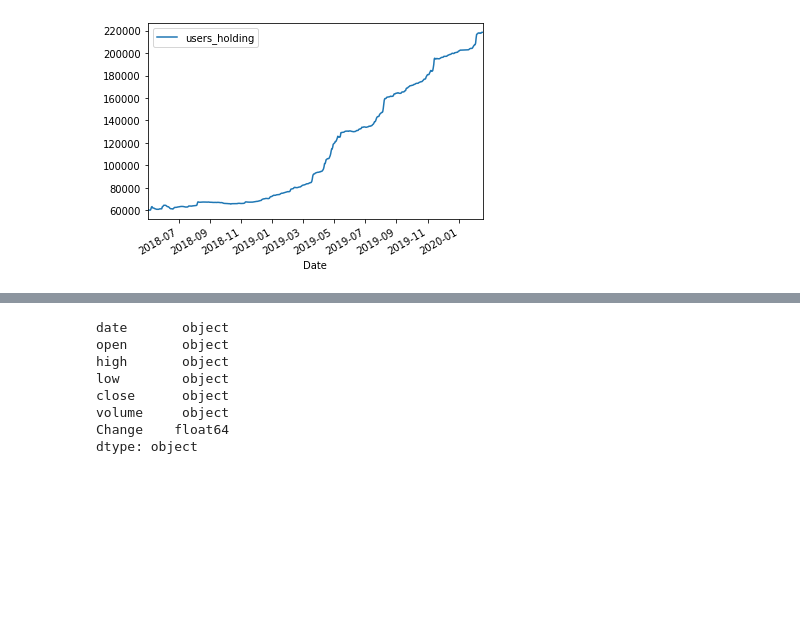
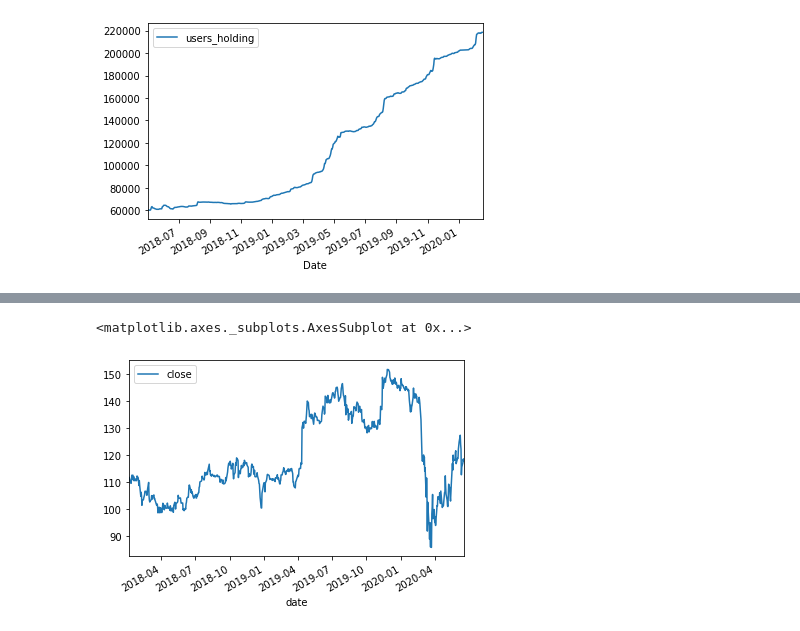
Before and after one commit to akibo1997/Disney-Stock-Data, a Jupyter notebook: Disney-vs-Robinhood/Disney-vs-Robinhood.ipynb, the cells around one changed output, grey strips where cells are left out. Cells and saved outputs as stored; diff of their text form; code cells hidden in the pictures; blank space fills up the shorter version.

```diff
--- a/Disney-vs-Robinhood/Disney-vs-Robinhood.ipynb
+++ b/Disney-vs-Robinhood/Disney-vs-Robinhood.ipynb
@@ -43,15 +51,14 @@ Robinhood_grouped=Robinhood_df.groupby(['Date']).mean()
 Disney_df.columns = ["date","open","high","low","close","volume"]
 
 # Delete the previous row by deleting rows with the word "open"
-Disney_cleaned = Disney_df[Disney_df["open"] != "Open"]
-
+disney_df = Disney_df[Disney_df["open"] != "Open"]
 
 # Pulling just the dates along with the close
 Disney_cleaned_short = Disney_cleaned[["date","close"]]
-Disney_cleaned_short.rename(index=int)
+# Disney_cleaned_short.rename(index=int)
 
-Disney_cleaned_short['close']=pd.to_numeric(Disney_cleaned_short['close'])
-Disney_cleaned_short['date']=pd.to_datetime(Disney_cleaned_short['date'])
+Disney_cleaned_short["close"]=pd.to_numeric(Disney_cleaned_short["close"])
+Disney_cleaned_short["date"]=pd.to_datetime(Disney_cleaned_short["date"])
 
-Disney_cleaned_short.plot()
+Disney_cleaned_short
 # %% [output]
@@ -61,3 +80,13 @@ ValueError: view limit minimum -36879.353500000005 is less than 1 and is an inva
+# %%
+disney_df = disney_df[["date","close"]]
+disney_df["date"] = pd.to_datetime(disney_df["date"])
+disney_df["close"] = pd.to_numeric(disney_df["close"])
+fixed_disney = disney_df.set_index("date")
+# fixed_disney = fixed_disney[fixed_disney["date"] >='2000-02-02']
+fixed_disney[:640].plot()
+# %% [output]
+<matplotlib.axes._subplots.AxesSubplot at 0x...>
+[figure, added]
 # %%
 # Import a column that shows the change between the open and close price for the day
 
@@ -77,12 +106,3 @@ try:
 except ValueError:
     pass
 Disney_cleaned_final.dtypes
-# %% [output]
-date       object
-open       object
-high       object
-low        object
-close      object
-volume     object
-Change    float64
-dtype: object
```
Also changed, not shown: parts of 4 cells of this notebook.
